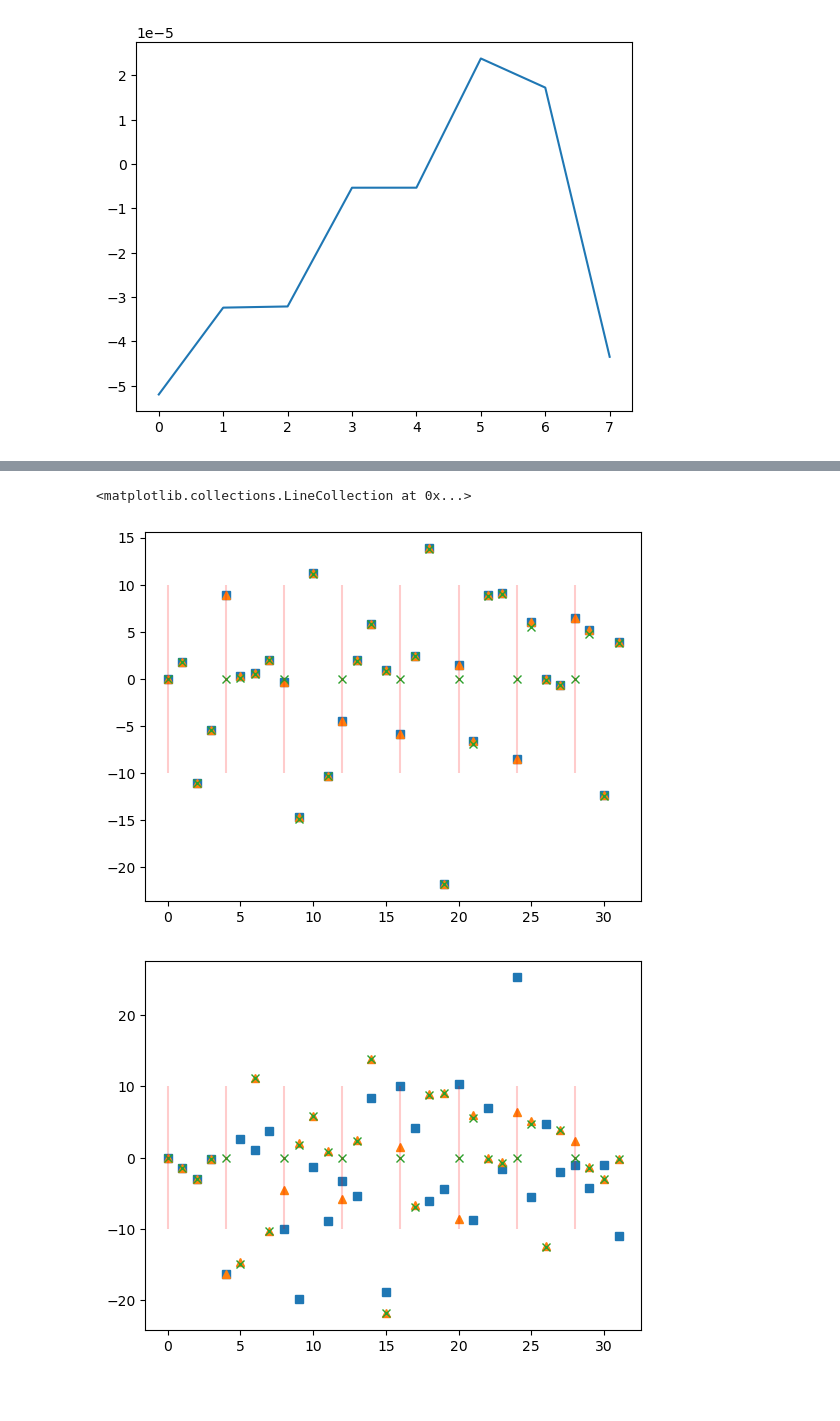
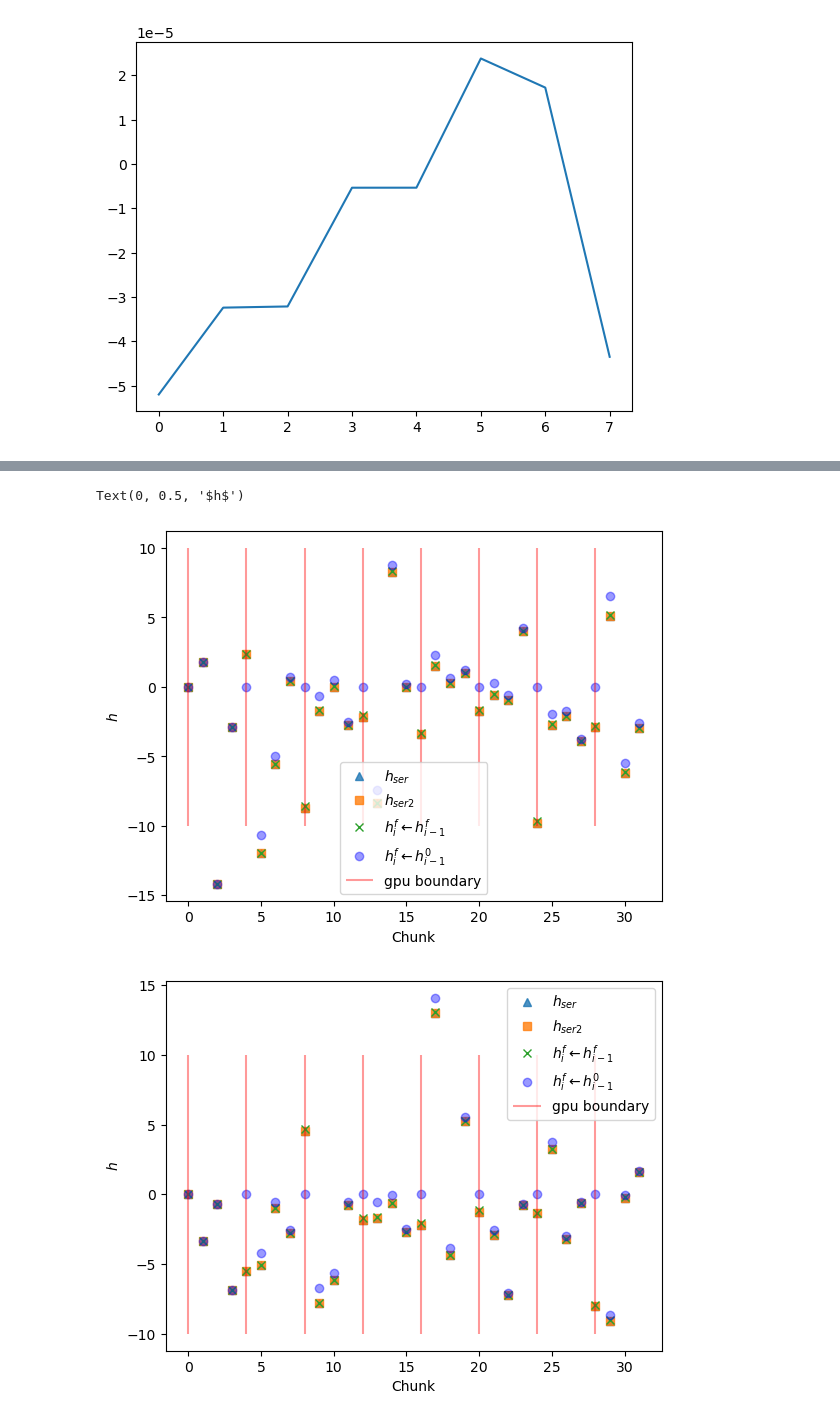
Before and after one commit to state-spaces/mamba, a Jupyter notebook: tests.ipynb, the cells around one changed output, grey strips where cells are left out. Drawn from its saved outputs; the diff is of its cells as text; code cells hidden in the pictures; blank space fills up the shorter version.

```diff
--- a/tests.ipynb
+++ b/tests.ipynb
@@ -609,5 +243,21 @@ print([(k,len(v)) for k,v in dist_dict.items()])
+# %%
+import os
+import torch
+dist_dir = 'par_save'
+ser_dir = 'ser_save'
+files = ['input','dt','dA_cumsum','passed_states', 'states','final_states']
+dist_dict = {}
+num_gpus=8
+dir = dist_dir
+for file in files:
+    dist_dict[file] = [torch.load(os.path.join(dir, f"{file}_{gpu}.pt")).detach().cpu() for gpu in range(num_gpus)]
+num_gpus=1
+dir = ser_dir
+ser_dict = {}
+for file in files:
+    ser_dict[file] = [torch.load(os.path.join(dir, f"{file}_{gpu}.pt")).detach().cpu() for gpu in range(num_gpus)]
 # %%
-ser_dict['repassed_states'] = [pass_states(ser_dict['dA_cumsum'],ser_dict['states'])[0].cpu()]
+ser_dict['repassed_states'] = [pass_states(ser_dict['dA_cumsum'][0],ser_dict['states'][0])[0].cpu()]
 dist_dict['repassed_states'] = [pass_states(dist_dict['dA_cumsum'][0],dist_dict['states'][0])[0].cpu()]
 for dA_cumsum, state, final_state in zip(dist_dict['dA_cumsum'][1:],dist_dict['states'][1:],dist_dict['final_states']):
     dist_dict['repassed_states'].append(pass_states(dA_cumsum, state, final_state)[0].cpu())
@@ -637,18 +287,26 @@ torch.Size([2, 4, 8, 256])
 # %%
 import matplotlib.pyplot as plt
 plt.figure()
-plt.plot(ser_dict['repassed_states'][0].sum(dim=(2,3,4))[0,:],'s')
-plt.plot(torch.concat(dist_dict['repassed_states'], dim=1).sum(dim=(2,3,4))[0,:],'^')
-plt.plot(torch.concat(dist_dict['repassed_states2'], dim=1).sum(dim=(2,3,4))[0,:],'x')
+plt.plot(ser_dict['passed_states'][0].sum(dim=(2,3,4))[0,:],'^',alpha=0.8)
+plt.plot(ser_dict['repassed_states'][0].sum(dim=(2,3,4))[0,:],'s',alpha=0.8)
+plt.plot(torch.concat(dist_dict['repassed_states'], dim=1).sum(dim=(2,3,4))[0,:],'x')
+plt.plot(torch.concat(dist_dict['repassed_states2'], dim=1).sum(dim=(2,3,4))[0,:],'bo', alpha=0.4)
 vlines = range(0,32,4)
-plt.vlines(vlines,-10,10,'r',alpha=0.2)
+plt.vlines(vlines,-10,10,'r',alpha=0.4)
+plt.legend(['$h_{ser}$','$h_{ser2}$','$h^f_{i}\leftarrow h^f_{i-1}$','$h^f_{i}\leftarrow h^0_{i-1}$','gpu boundary'])
+plt.xlabel('Chunk')
+plt.ylabel('$h$')
 plt.figure()
-plt.plot(ser_dict['repassed_states'][0].sum(dim=(2,3,4))[1,:],'s')
-plt.plot(torch.concat(dist_dict['repassed_states'], dim=1).sum(dim=(2,3,4))[1,:],'^')
-plt.plot(torch.concat(dist_dict['repassed_states2'], dim=1).sum(dim=(2,3,4))[1,:],'x')
+plt.plot(ser_dict['passed_states'][0].sum(dim=(2,3,4))[1,:],'^',alpha=0.8)
+plt.plot(ser_dict['repassed_states'][0].sum(dim=(2,3,4))[1,:],'s',alpha=0.8)
+plt.plot(torch.concat(dist_dict['repassed_states'], dim=1).sum(dim=(2,3,4))[1,:],'x')
+plt.plot(torch.concat(dist_dict['repassed_states2'], dim=1).sum(dim=(2,3,4))[1,:],'bo',alpha=0.4)
 vlines = range(0,32,4)
-plt.vlines(vlines,-10,10,'r',alpha=0.2)
+plt.vlines(vlines,-10,10,'r',alpha=0.4)
+plt.legend(['$h_{ser}$','$h_{ser2}$','$h^f_{i}\leftarrow h^f_{i-1}$','$h^f_{i}\leftarrow h^0_{i-1}$','gpu boundary'])
+plt.xlabel('Chunk')
+plt.ylabel('$h$')
 # %% [output]
-<matplotlib.collections.LineCollection at 0x...>
+Text(0, 0.5, '$h$')
-[figure, old version]
+[figure, new version]
-[figure, old version]
+[figure, new version]
```
Also changed, not shown: parts of 49 cells of this notebook, 2 other files.
